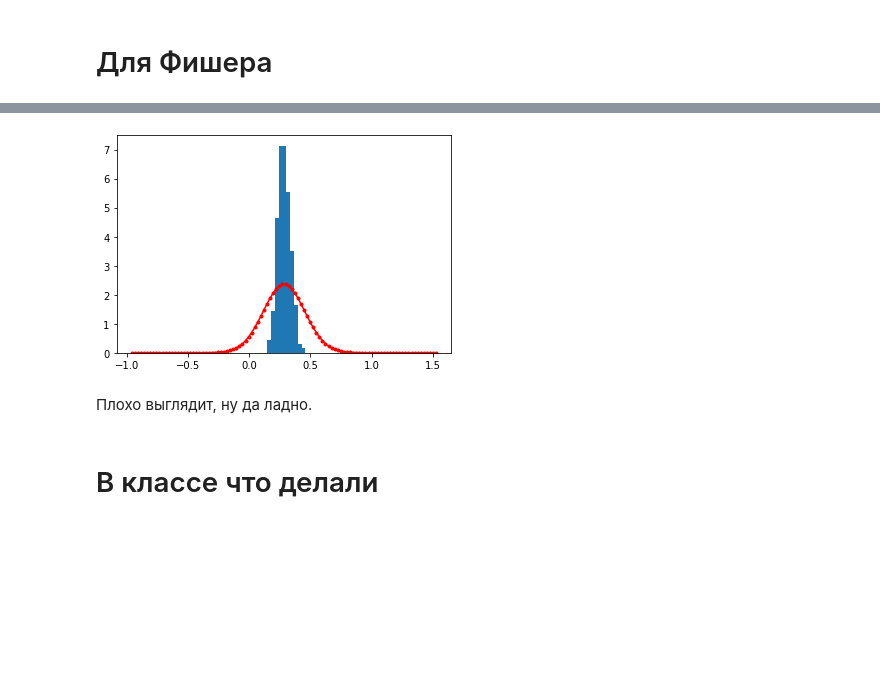
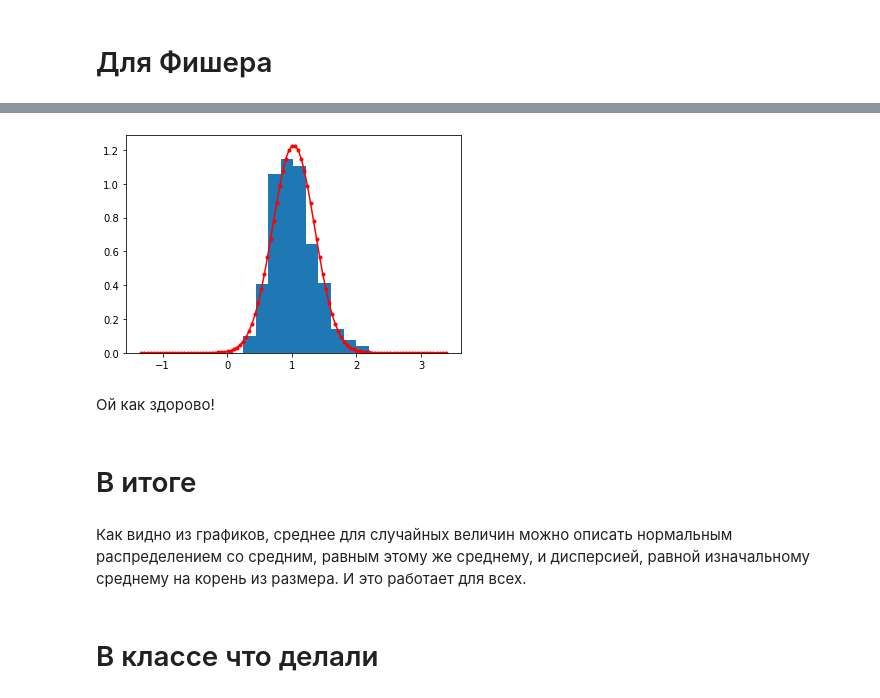
Before and after one commit to arina-pro/modern-data-analysis, a Jupyter notebook: Copy_of_28_02_classwork.ipynb, the cells around one changed output, grey strips where cells are left out. Drawn from its saved outputs; the diff is of its cells as text; code cells hidden in the pictures; blank space fills up the shorter version.

```diff
--- a/Copy_of_28_02_classwork.ipynb
+++ b/Copy_of_28_02_classwork.ipynb
@@ -79,7 +57,7 @@ array([1.41894083, 1.44542883, 3.30290345, 2.80994261, 0.45819563,
 def check_f(dfn, dfd, size):
   sample_mean = np.zeros(1000)
   for i in range(1000):
-    sample_mean[i] = np.mean(beta.rvs(dfn, dfd, size=size))
+    sample_mean[i] = np.mean(f.rvs(dfn, dfd, size=size))
   #means = [np.mean(gamma.rvs(a)) for i in size]
   plt.hist(sample_mean, density=True)#, range=(0.01, 0.99))
   mean_a = np.mean(sample_mean)
@@ -87,14 +65,18 @@ def check_f(dfn, dfd, size):
   start = norm.ppf(0.01, loc=mean_a, scale=np.sqrt(mean_a))
   end = norm.ppf(0.99, loc=mean_a, scale=np.sqrt(mean_a))
   x = np.linspace(start, end, 100)
-  y = norm.pdf(x, loc=mean_a, scale=np.sqrt(mean_a / size))
+  y = norm.pdf(x, loc=mean_a, scale=mean_a / np.sqrt(size))
   plt.plot(x, y, 'r', marker='.')
 # %%
-check_f(2, 5, 10)
+check_f(2, 100, 10)
 # %% [output]
-[figure, old version]
+[figure, new version]
-# %% [markdown]
-Плохо выглядит, ну да ладно.
+# %% [markdown]
+Ой как здорово!
+# %% [markdown]
+# В итоге
+# %% [markdown]
+Как видно из графиков, среднее для случайных величин можно описать нормальным распределением со средним, равным этому же среднему, и дисперсией, равной изначальному среднему на корень из размера. И это работает для всех.
 # %% [markdown]
 # В классе что делали
 # %%
```
Also changed, not shown: parts of 12 cells of this notebook.
